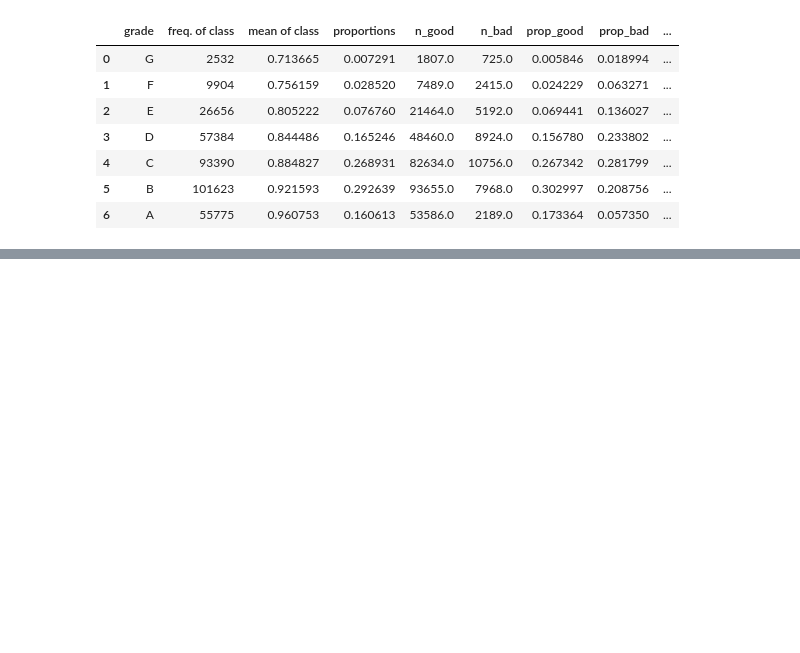
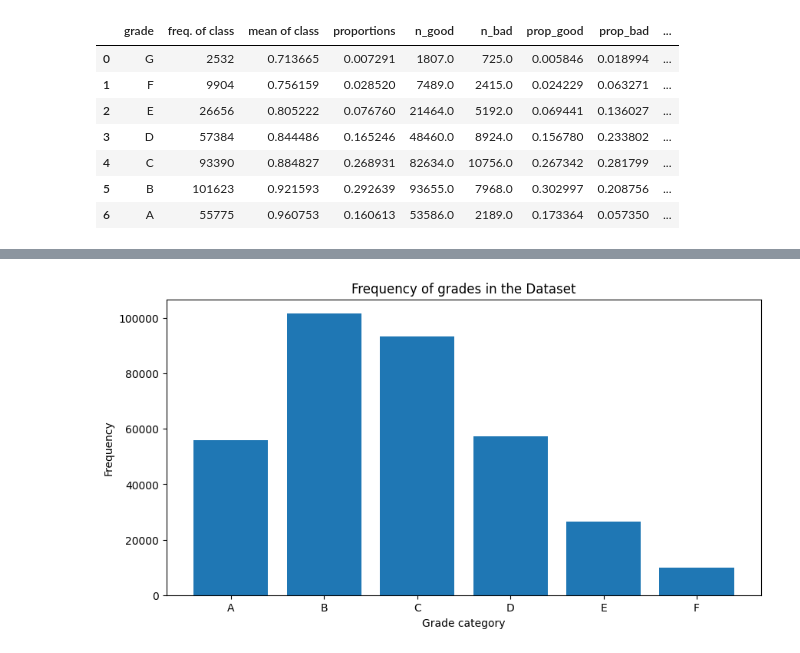
Before and after one commit to OzodbekOzodov/_credit-risk-modeling, a Jupyter notebook: main-project.ipynb, the cells around one changed output, grey strips where cells are left out. Drawn from its saved outputs; the diff is of its cells as text; code cells hidden in the pictures; blank space fills up the shorter version.

```diff
--- a/main-project.ipynb
+++ b/main-project.ipynb
@@ -396,0 +397,21 @@ plot_woe(df_test)
+# %%
+grades  = inputs['grade']
+grades_order = ['A', 'B', 'C', 'D', 'E', 'F']
+grades.sort_values()
+#count the grades
+grade_counts = {}
+for grade in grades:
+    if grade in grade_counts:
+        grade_counts[grade] +=1
+    else:
+        grade_counts[grade] = 1
+
+# plot the grade frequency
+plt.figure(figsize=(10,5))
+plt.bar(grades_order, [grade_counts[grade] for grade in grades_order])
+plt.xlabel('Grade category')
+plt.ylabel('Frequency')
+plt.title('Frequency of grades in the Dataset')
+plt.show()
+# %% [output]
+[figure, added]
```
Also changed, not shown: parts of 22 cells of this notebook.
